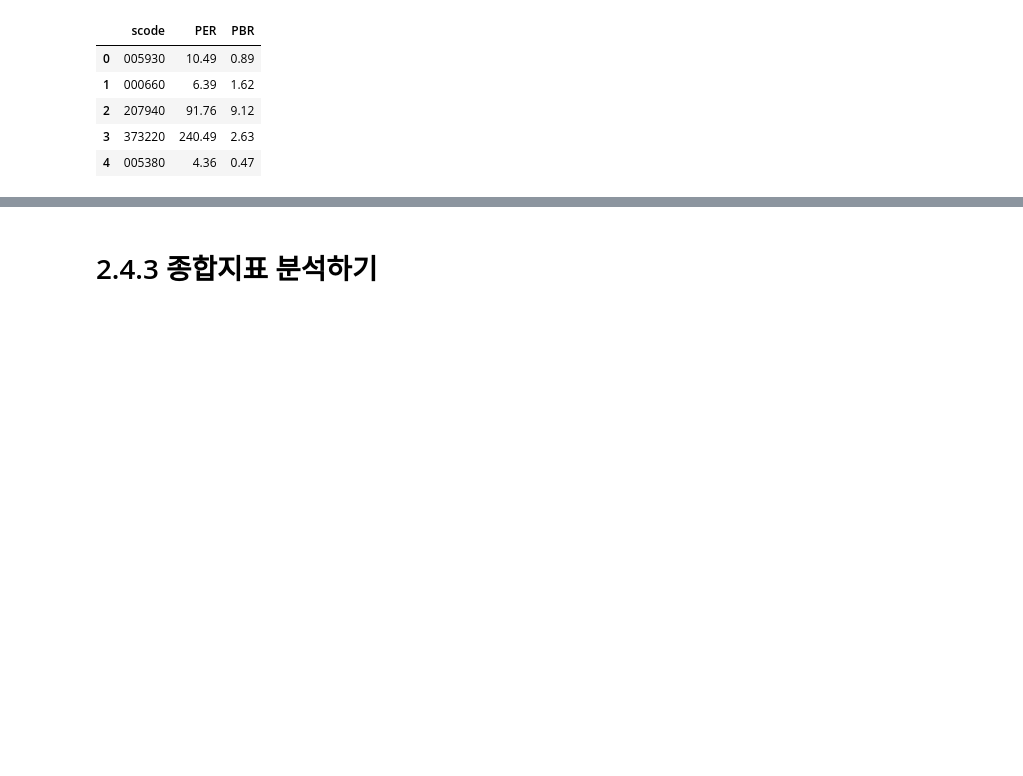
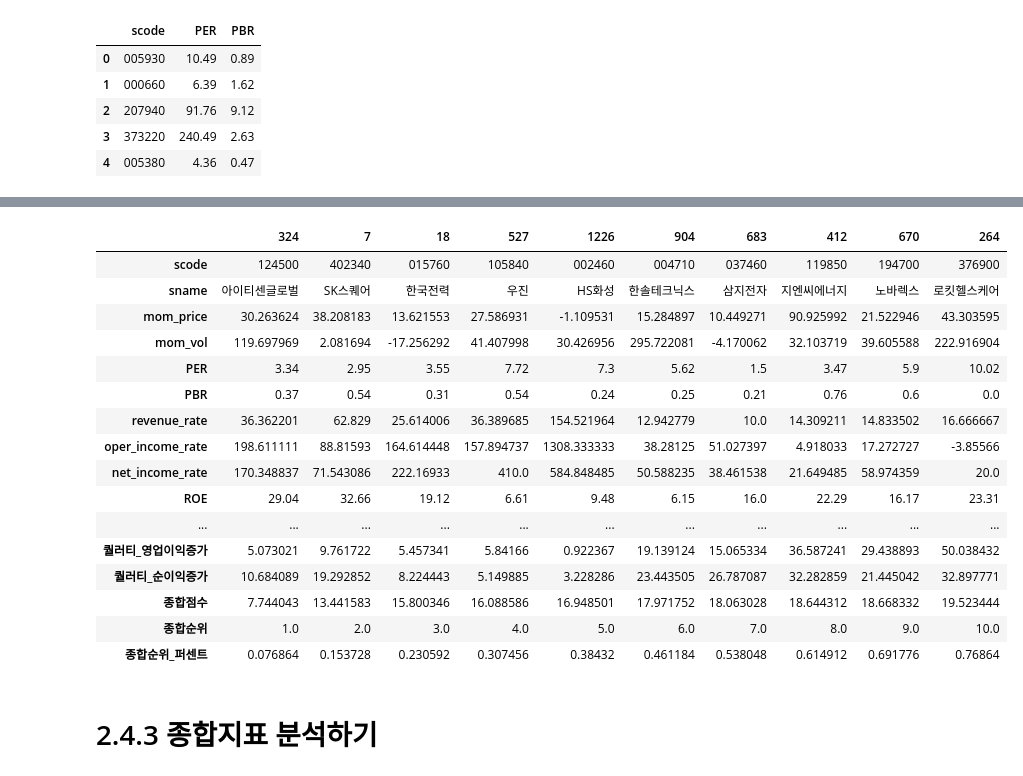
Before and after one commit to DrFirstLee/python_investment, a Jupyter notebook: 2장/2.4 멀티팩터 생성하기 (전체 종목).ipynb, the cells around one changed output, grey strips where cells are left out. Saved outputs shown, nothing was run; the diff lists cells and outputs as text; code cells hidden in the pictures; blank space fills up the shorter version.

```diff
--- a/2장/2.4 멀티팩터 생성하기 (전체 종목).ipynb
+++ b/2장/2.4 멀티팩터 생성하기 (전체 종목).ipynb
@@ -270,33 +341,51 @@ for col in cols:
 # 모멘텀 지표 순위화 : 값이 클수록 우수
 data_mast['모멘텀_주가'] = data_mast['mom_price'].rank(ascending=False, axis=0) / len(data_mast) * 100
 data_mast['모멘텀_거래량'] = data_mast['mom_vol'].rank(ascending=False, axis=0) / len(data_mast) * 100
 
 # 밸류 지표 순위화 : 값이 작을수록 우수
 data_mast['밸류_PER'] = data_mast['PER'].rank(ascending=True, axis=0) / len(data_mast) * 100
 data_mast['밸류_PBR'] = data_mast['PBR'].rank(ascending=True, axis=0) / len(data_mast) * 100
 data_mast['퀄러티_ROE'] = data_mast['ROE'].rank(ascending=False, axis=0) / len(data_mast) * 100
 
 # 퀄러티 지표 순위화 : 값이 클수록 우수
 data_mast['퀄러티_ROE'] = data_mast['ROE'].rank(ascending=False, axis=0) / len(data_mast) * 100
 data_mast['퀄러티_매출증가'] = data_mast['revenue_rate'].rank(ascending=False, axis=0) / len(data_mast) * 100
 data_mast['퀄러티_영업이익증가'] = data_mast['oper_income_rate'].rank(ascending=False, axis=0) / len(data_mast) * 100
 data_mast['퀄러티_순이익증가'] = data_mast['net_income_rate'].rank(ascending=False, axis=0) / len(data_mast) * 100
 
 # 멀티팩터 종합점수 계산 컬럼 정의
 cols = ['모멘텀_주가', '모멘텀_거래량', '밸류_PER', '밸류_PBR', '퀄러티_ROE', '퀄러티_매출증가', '퀄러티_영업이익증가', '퀄러티_순이익증가']
 
 # 종합점수 계산 (평균)
 data_mast['종합점수'] = np.average( data_mast[cols], axis=1 )
 
 # 종합순위 계산
 data_mast['종합순위'] = data_mast['종합점수'].rank(ascending=True, axis=0)
 
 # 종합순위 퍼센트 계산
 data_mast['종합순위_퍼센트'] = data_mast['종합순위'] / len(data_mast) * 100
 
 # 종합순위 상위 순으로 정렬
 data_mast.sort_values(by='종합순위', inplace=True)
 
-df_mast.head(10).T
+data_mast.head(10).T
+# %% [output]
+|  | 324 | 7 | 18 | 527 | 1226 | 904 | 683 | 412 | 670 | 264 |
+| scode | 124500 | 402340 | 015760 | 105840 | 002460 | 004710 | 037460 | 119850 | 194700 | 376900 |
+| sname | 아이티센글로벌 | SK스퀘어 | 한국전력 | 우진 | HS화성 | 한솔테크닉스 | 삼지전자 | 지엔씨에너지 | 노바렉스 | 로킷헬스케어 |
+| mom_price | 30.263624 | 38.208183 | 13.621553 | 27.586931 | -1.109531 | 15.284897 | 10.449271 | 90.925992 | 21.522946 | 43.303595 |
+| mom_vol | 119.697969 | 2.081694 | -17.256292 | 41.407998 | 30.426956 | 295.722081 | -4.170062 | 32.103719 | 39.605588 | 222.916904 |
+| PER | 3.34 | 2.95 | 3.55 | 7.72 | 7.3 | 5.62 | 1.5 | 3.47 | 5.9 | 10.02 |
+| PBR | 0.37 | 0.54 | 0.31 | 0.54 | 0.24 | 0.25 | 0.21 | 0.76 | 0.6 | 0.0 |
+| revenue_rate | 36.362201 | 62.829 | 25.614006 | 36.389685 | 154.521964 | 12.942779 | 10.0 | 14.309211 | 14.833502 | 16.666667 |
+| oper_income_rate | 198.611111 | 88.81593 | 164.614448 | 157.894737 | 1308.333333 | 38.28125 | 51.027397 | 4.918033 | 17.272727 | -3.85566 |
+| net_income_rate | 170.348837 | 71.543086 | 222.16933 | 410.0 | 584.848485 | 50.588235 | 38.461538 | 21.649485 | 58.974359 | 20.0 |
+| ROE | 29.04 | 32.66 | 19.12 | 6.61 | 9.48 | 6.15 | 16.0 | 22.29 | 16.17 | 23.31 |
+| ... | ... | ... | ... | ... | ... | ... | ... | ... | ... | ... |
+| 퀄러티_영업이익증가 | 5.073021 | 9.761722 | 5.457341 | 5.84166 | 0.922367 | 19.139124 | 15.065334 | 36.587241 | 29.438893 | 50.038432 |
+| 퀄러티_순이익증가 | 10.684089 | 19.292852 | 8.224443 | 5.149885 | 3.228286 | 23.443505 | 26.787087 | 32.282859 | 21.445042 | 32.897771 |
+| 종합점수 | 7.744043 | 13.441583 | 15.800346 | 16.088586 | 16.948501 | 17.971752 | 18.063028 | 18.644312 | 18.668332 | 19.523444 |
+| 종합순위 | 1.0 | 2.0 | 3.0 | 4.0 | 5.0 | 6.0 | 7.0 | 8.0 | 9.0 | 10.0 |
+| 종합순위_퍼센트 | 0.076864 | 0.153728 | 0.230592 | 0.307456 | 0.38432 | 0.461184 | 0.538048 | 0.614912 | 0.691776 | 0.76864 |
 # %%
 # 피클 파일 저장
```
Also changed, not shown: parts of 24 cells of this notebook, 5 other files.
